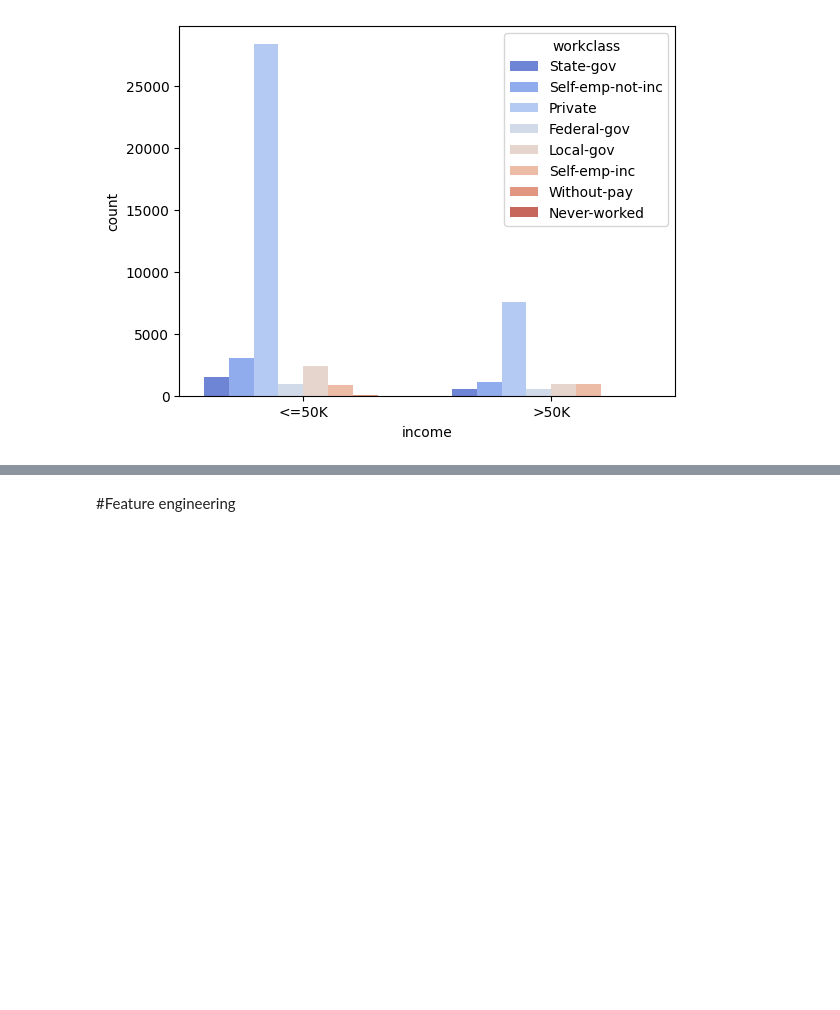
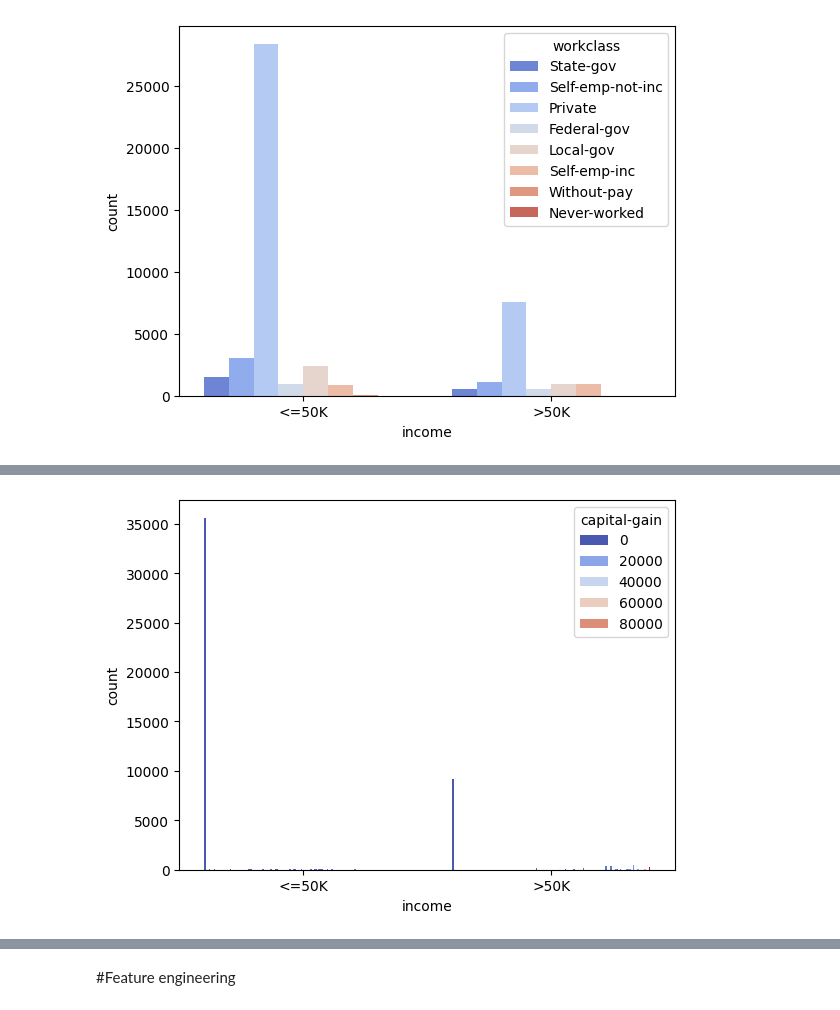
Before and after one commit to MohHaroon/Adult-Census-Income-Classification, a Jupyter notebook: Adult dataset Classification.ipynb, the cells around one changed output, grey strips where cells are left out. Saved outputs shown, nothing was run; the diff lists cells and outputs as text; code cells hidden in the pictures; blank space fills up the shorter version.

```diff
--- a/Adult dataset Classification.ipynb
+++ b/Adult dataset Classification.ipynb
@@ -290,0 +301,4 @@ sns.countplot(x='income', palette='coolwarm', hue='workclass', data=adult_df);
+# %%
+sns.countplot(x='income', palette='coolwarm', hue='capital-gain', data=adult_df);
+# %% [output]
+[figure, added]
```
Also changed, not shown: parts of 25 cells of this notebook.
